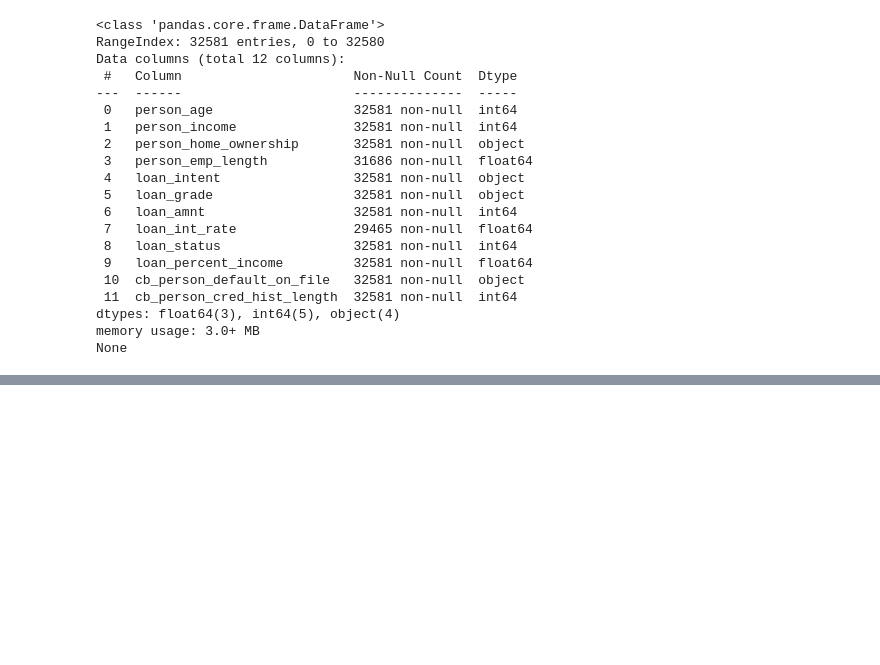
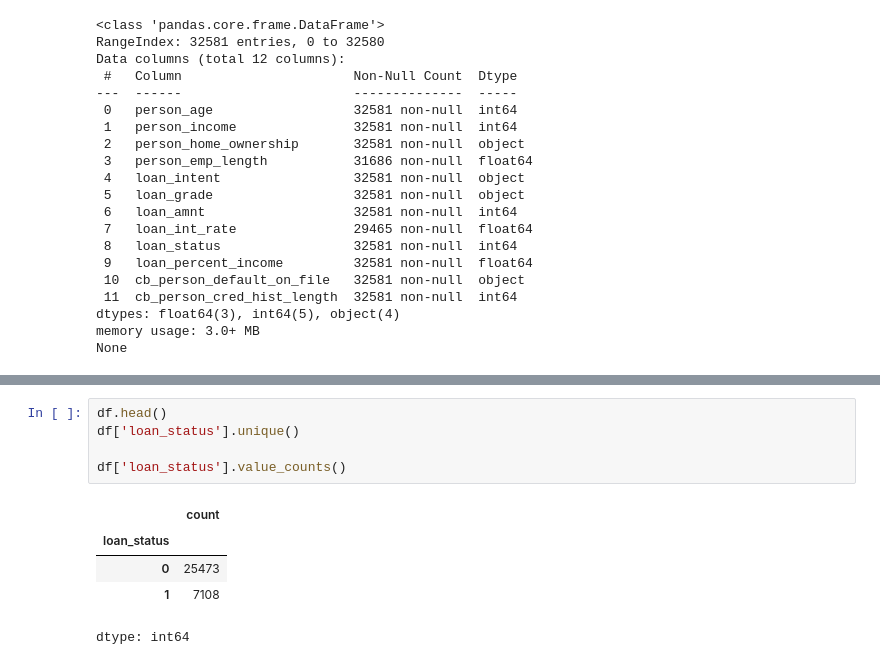
Before and after one commit to shrxshio/Credit-Risk-Assessement-using-SHAP, a Jupyter notebook: Credit_Risk.ipynb, the cells around one changed output, grey strips where cells are left out. Saved outputs shown, nothing was run; the diff lists cells and outputs as text; blank space fills up the shorter version.

```diff
--- a/Credit_Risk.ipynb
+++ b/Credit_Risk.ipynb
@@ -58,0 +84,11 @@ None
+# %%
+df.head()
+df['loan_status'].unique()
+
+df['loan_status'].value_counts()
+# %% [output]
+|  | count |
+| loan_status |  |
+| 0 | 25473 |
+| 1 | 7108 |
+dtype: int64
```
Also changed, not shown: parts of 6 cells of this notebook.
